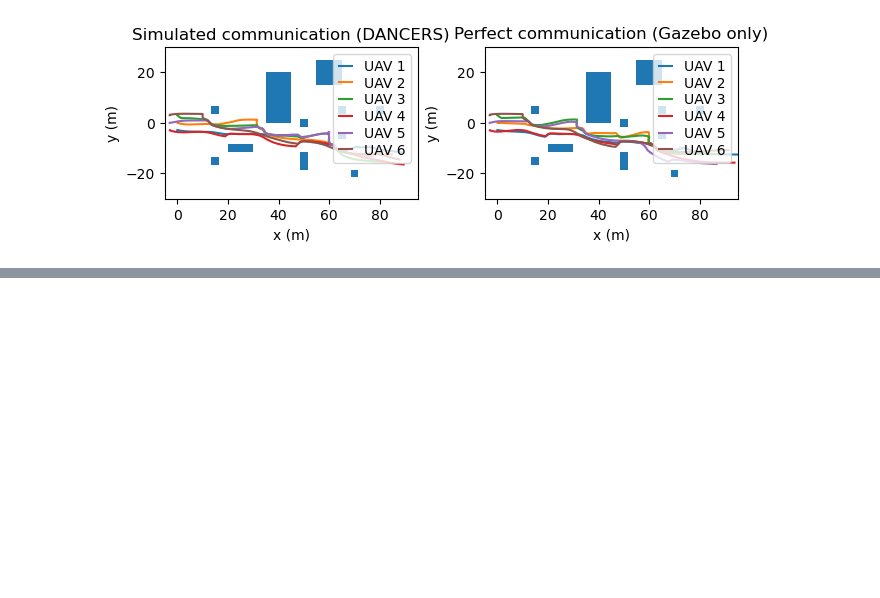
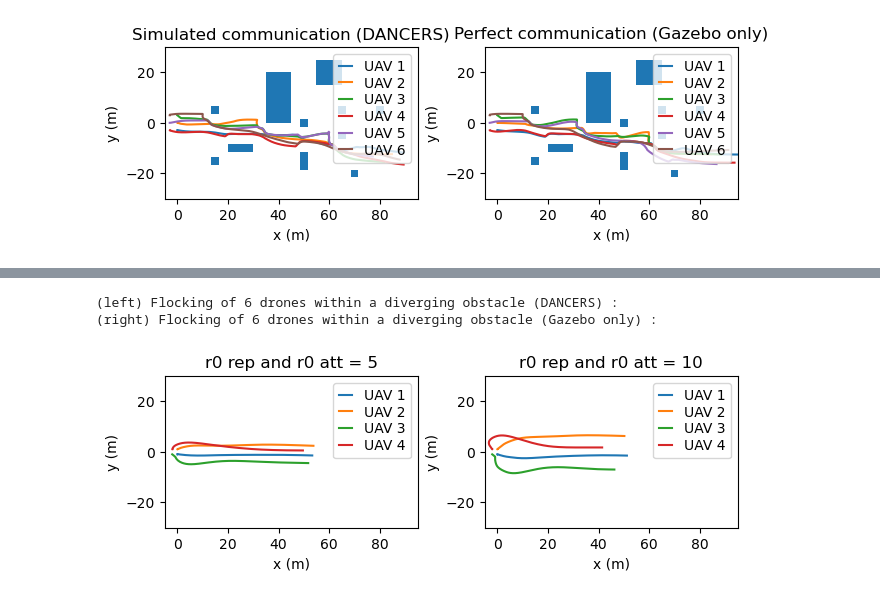
Before and after one commit to Chroma-CITI/DANCERS, a Jupyter notebook: notebook/flocking_use_case_analysis.ipynb, the cells around one changed output, grey strips where cells are left out. Saved outputs shown, nothing was run; the diff lists cells and outputs as text; code cells hidden in the pictures; blank space fills up the shorter version.

```diff
--- a/notebook/flocking_use_case_analysis.ipynb
+++ b/notebook/flocking_use_case_analysis.ipynb
@@ -211,0 +212,20 @@ axs[1].set_aspect('equal', adjustable='box')
+# %%
+fig, axs = plt.subplots(1, 2, layout='constrained')
+print("(left) Flocking of 6 drones within a diverging obstacle (DANCERS) :")
+plot_robot_trajectories(axs[0], get_robot_trajectories('../data/flocking/flocking_test_params/run_1'), get_obstacles_positions('../src/config/config_flocking_4.yaml'))
+print("(right) Flocking of 6 drones within a diverging obstacle (Gazebo only) :")
+plot_robot_trajectories(axs[1], get_robot_trajectories('../data/flocking/flocking_test_params/run_2'), get_obstacles_positions('../src/config/config_flocking_4.yaml'))
+axs[0].legend(loc='upper right', labelspacing=0.2, handlelength=1.0)
+axs[0].set_title("r0 rep and r0 att = 5")
+axs[0].set_xlim(-5, 95)
+axs[0].set_ylim(-30, 30)
+axs[0].set_aspect('equal', adjustable='box')
+axs[1].legend(loc='upper right', labelspacing=0.2, handlelength=1.0)
+axs[1].set_title("r0 rep and r0 att = 10")
+axs[1].set_xlim(-5, 95)
+axs[1].set_ylim(-30, 30)
+axs[1].set_aspect('equal', adjustable='box')
+# %% [output]
+(left) Flocking of 6 drones within a diverging obstacle (DANCERS) :
+(right) Flocking of 6 drones within a diverging obstacle (Gazebo only) :
+[figure, added]
```
Also changed, not shown: parts of 2 cells of this notebook, 2 other files.
